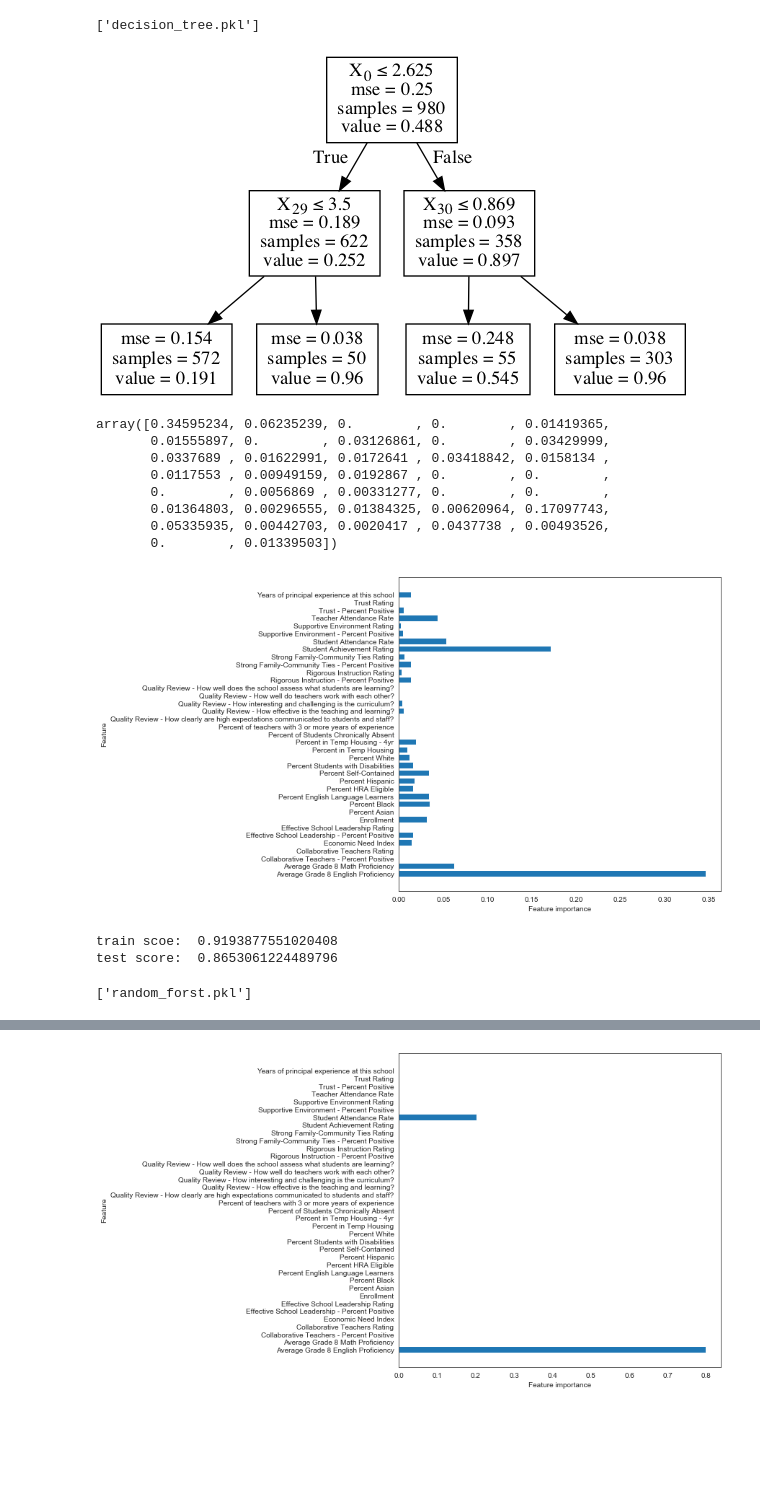
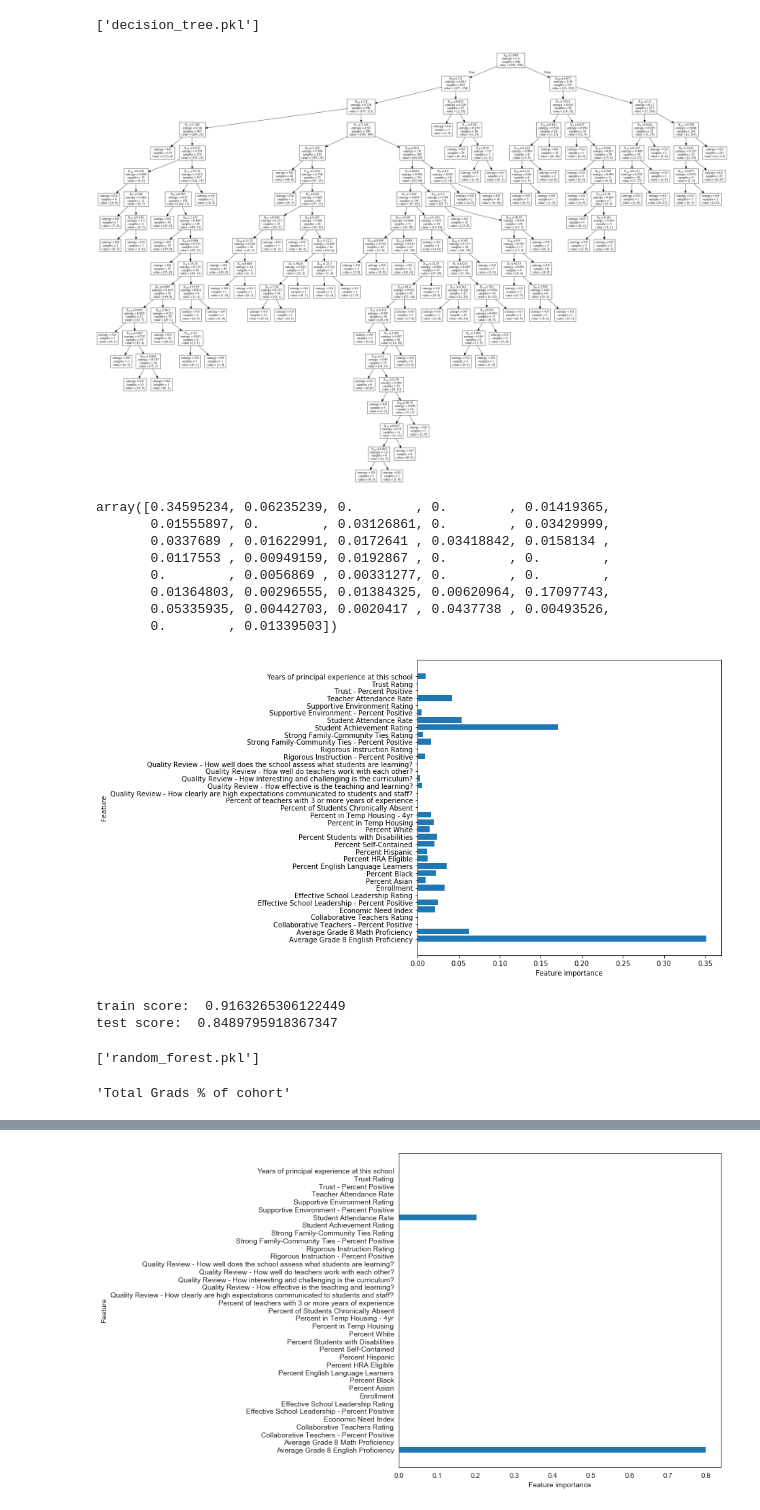
Before and after one commit to markabrennan/NYC-HS-Success, a Jupyter notebook: Prelim-EDA.ipynb, the cells around one changed output, grey strips where cells are left out. Cells and saved outputs as stored; diff of their text form; code cells hidden in the pictures; blank space fills up the shorter version.

Commit message:
adding plots to git, plus few more tweaks to notebook before SVM.

```diff
--- a/Prelim-EDA.ipynb
+++ b/Prelim-EDA.ipynb
@@ -1323,9 +1409,9 @@ joblib.dump(clf, 'decision_tree.pkl')
 # %%
 # visualizing the regression tree
 dot_data = StringIO()
-export_graphviz(regTree, out_file=dot_data,
+export_graphviz(clf, out_file=dot_data,
                 special_characters=True)
 graph = pydotplus.graph_from_dot_data(dot_data.getvalue())
 Image(graph.create_png())
 # %% [output]
-[figure, old version]
+[figure, new version]
@@ -1341,33 +1432,39 @@ array([0.34595234, 0.06235239, 0.        , 0.        , 0.01419365,
        0.05335935, 0.00442703, 0.0020417 , 0.0437738 , 0.00493526,
        0.        , 0.01339503])
 # %%
-def plot_feature_importances(model, data_train):
+def plot_feature_importances(model, data_train, plot_name):
     n_features = data_train.shape[1]
     plt.figure(figsize=(8,8))
     plt.barh(range(n_features), model.feature_importances_, align='center')
     plt.yticks(np.arange(n_features), data_train.columns.values)
     plt.xlabel("Feature importance")
     plt.ylabel("Feature")
+    file_path = 'plots/' + plot_name
+    plt.savefig(file_path)
 
-plot_feature_importances(clf, X_train)
+plot_feature_importances(clf, X_train, 'tree_features.png')
 # %% [output]
-[figure, old version]
+[figure, new version]
 # %%
 ##
 ## Random Forest
 ##
 forest = RandomForestClassifier(n_estimators=100, max_depth= 5)
 forest.fit(X_train, y_train)
-print('train scoe: ', forest.score(X_train, y_train))
+print('train score: ', forest.score(X_train, y_train))
 print('test score: ', forest.score(X_test, y_test))
 # %% [output]
-train scoe:  0.9193877551020408
-test score:  0.8653061224489796
+train score:  0.9163265306122449
+test score:  0.8489795918367347
 # %%
 ##
 ## Random Forest was even better, so save it
 ##
-joblib.dump(forest, 'random_forst.pkl')
+joblib.dump(forest, 'random_forest.pkl')
 # %% [output]
-['random_forst.pkl']
+['random_forest.pkl']
+# %%
+features.pop(0)
+# %% [output]
+'Total Grads % of cohort'
 # %%
```
Also changed, not shown: parts of 33 cells of this notebook, 11 other files.
